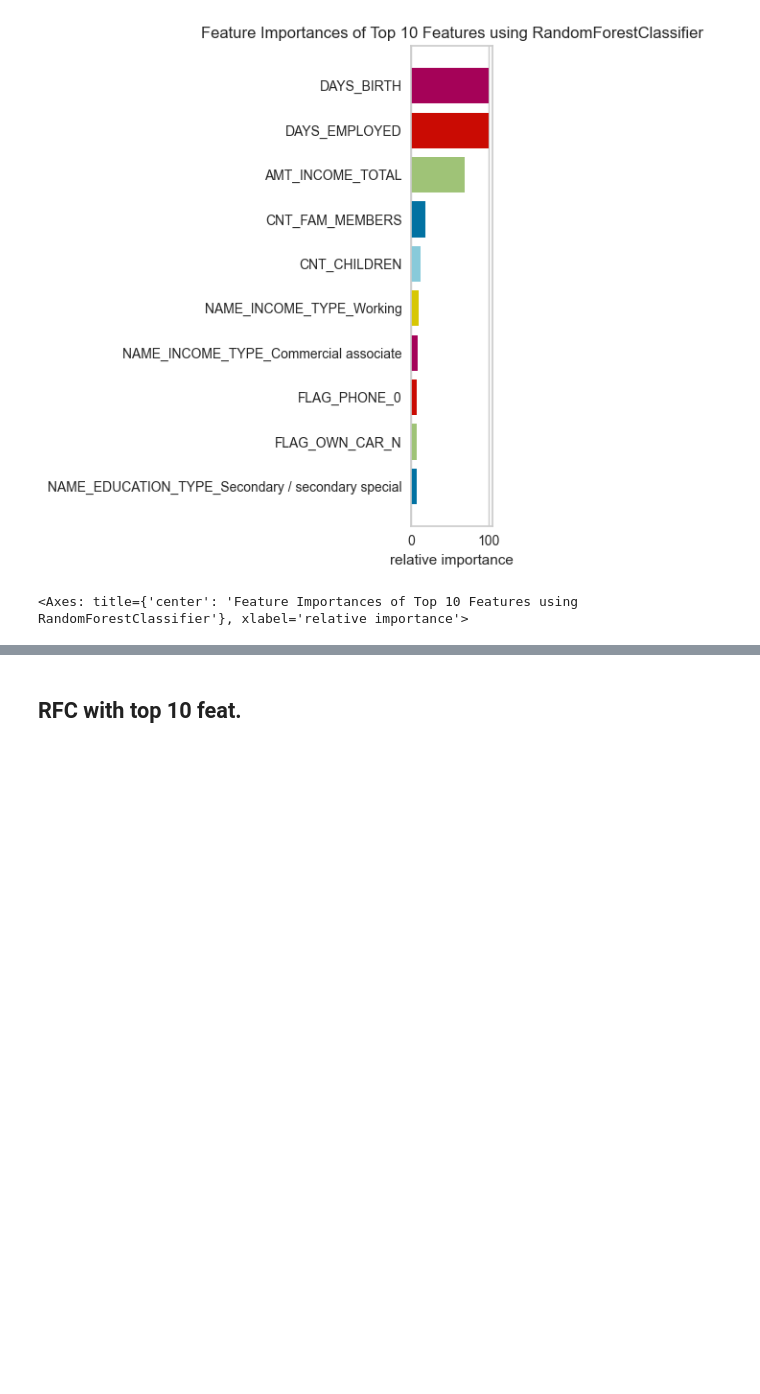
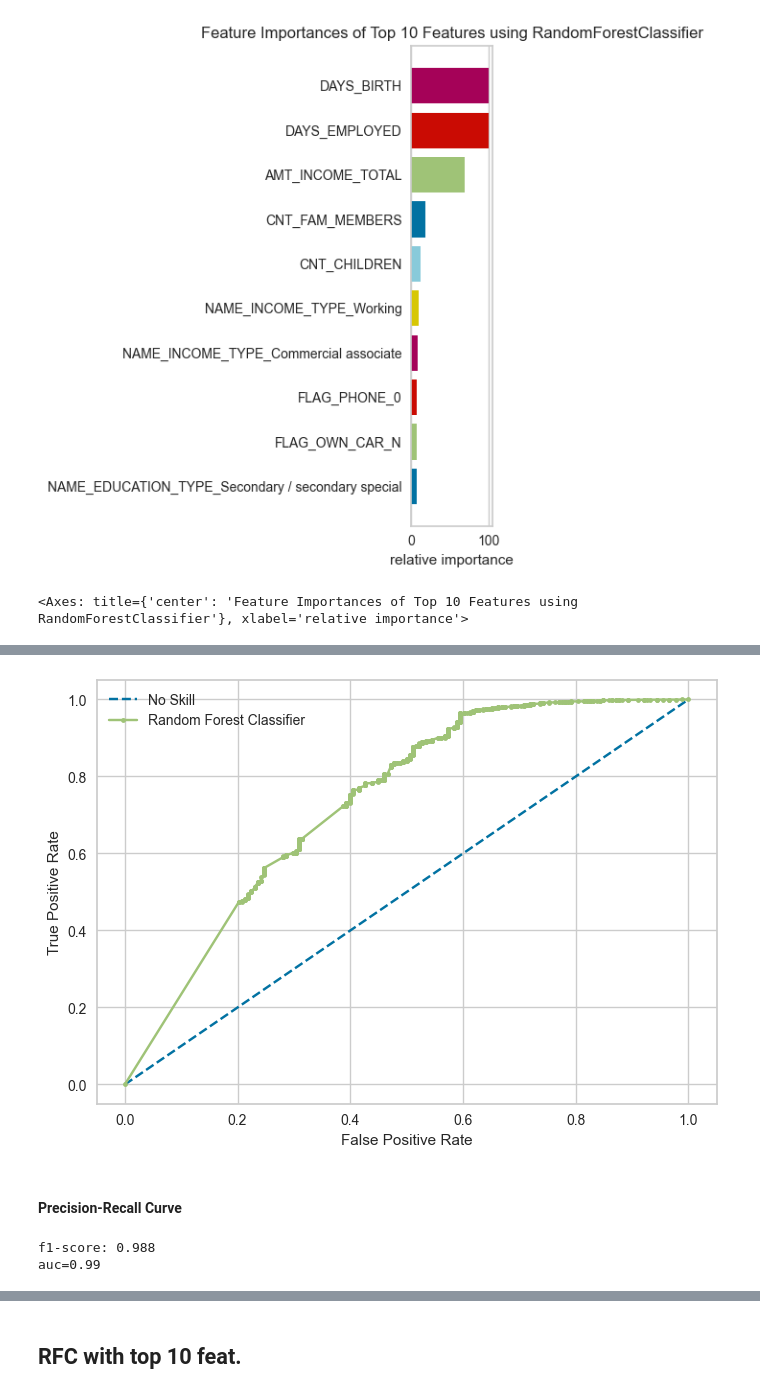
Before and after one commit to manish-cr/CS3244-credit-approval, a Jupyter notebook: code/Random Forest Classifier.ipynb, the cells around one changed output, grey strips where cells are left out. Saved outputs shown, nothing was run; the diff lists cells and outputs as text; code cells hidden in the pictures; blank space fills up the shorter version.

```diff
--- a/code/Random Forest Classifier.ipynb
+++ b/code/Random Forest Classifier.ipynb
@@ -91,0 +116,33 @@ visualizer.show()
+# %%
+# AUC-ROC Plot
+
+y_test_2label_binary = y_test_2label.replace(['Bad', 'Good'], [0, 1]) # label 0 for bad, label 1 for good
+
+rfc_fpr, rfc_tpr, _ = roc_curve(y_test_2label_binary, rfc_probs)
+
+# to get the no skill line
+ns_probs = [0 for _ in range(len(y_test_2label))]
+ns_fpr, ns_tpr, _ = roc_curve(y_test_2label_binary, ns_probs)
+
+#plotting
+plt.plot(ns_fpr, ns_tpr, linestyle = '--', label = "No Skill")
+plt.plot(rfc_fpr, rfc_tpr, marker = '.', label = "Random Forest Classifier")
+plt.xlabel('False Positive Rate')
+plt.ylabel('True Positive Rate')
+plt.legend()
+plt.show()
+# %% [output]
+[figure, added]
+# %% [markdown]
+#### Precision-Recall Curve
+# %%
+# Precision recall score
+
+y_pred_2label_binary = [0 if p == 'Bad' else 1 for p in y_pred_2label] # label 0 for bad, label 1 for good
+
+rfc_precision, rfc_recall, _ = precision_recall_curve(y_test_2label_binary, rfc_probs)
+rfc_f1, rfc_auc = f1_score(y_test_2label_binary, y_pred_2label_binary), auc(rfc_recall, rfc_precision)
+print(f"f1-score: {round(rfc_f1, 3)}\nauc={round(rfc_auc, 3)}")
+# %% [output]
+f1-score: 0.988
+auc=0.99
```
Also changed, not shown: parts of 22 cells of this notebook.
